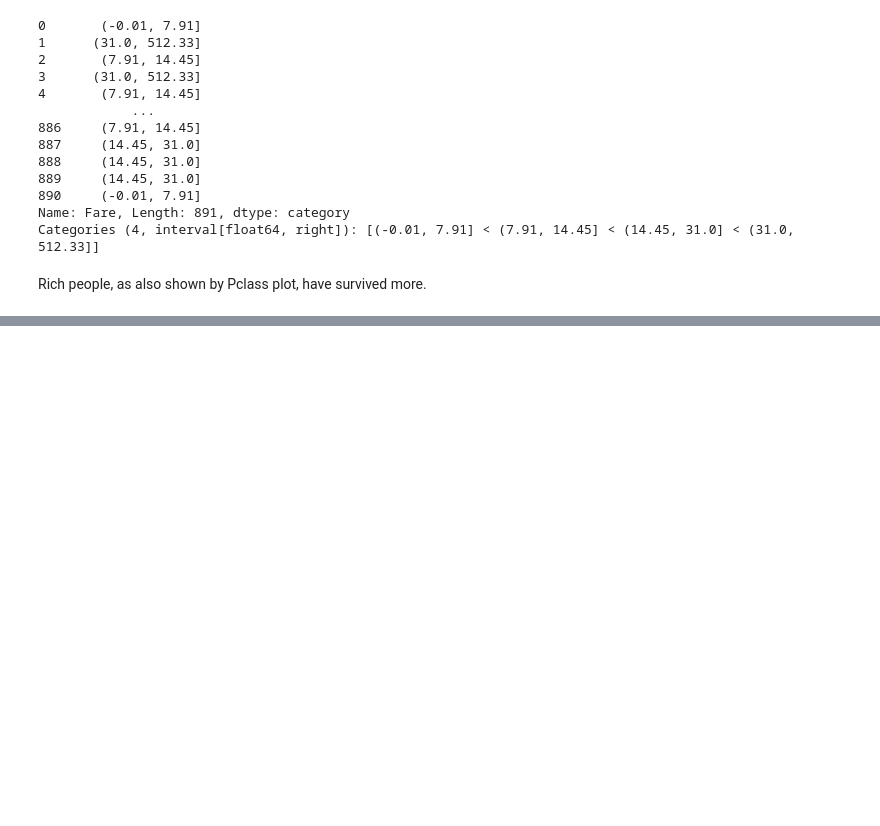
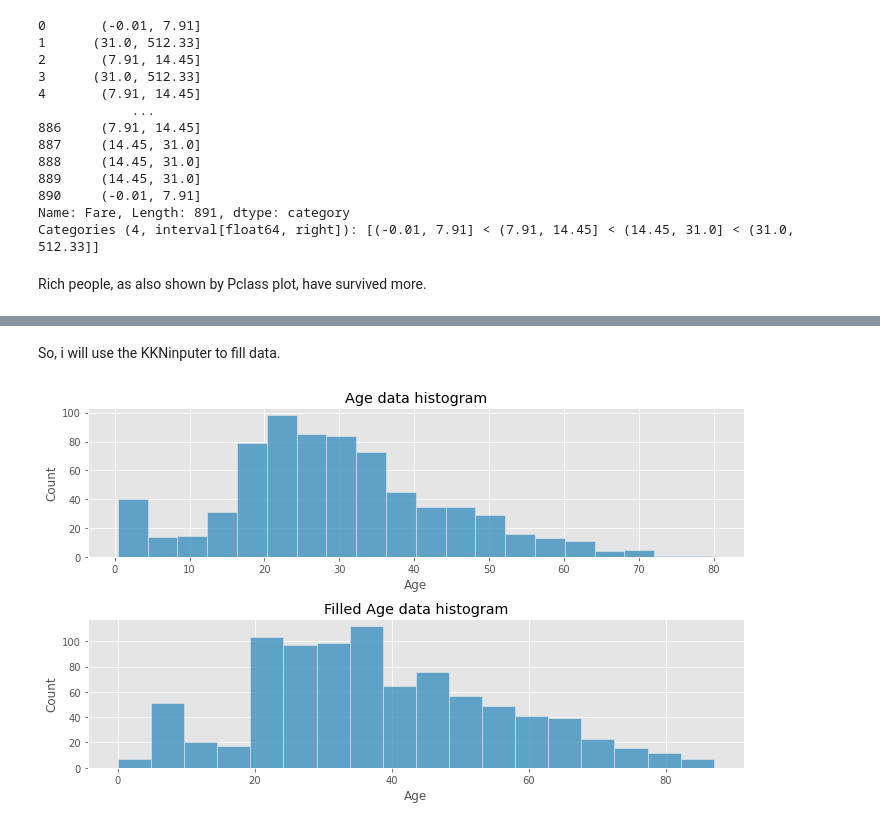
Before and after one commit to Schots/mlops_project, a Jupyter notebook: notebooks/00-maike-eda.ipynb, the cells around one changed output, grey strips where cells are left out. Saved outputs shown, nothing was run; the diff lists cells and outputs as text; code cells hidden in the pictures; blank space fills up the shorter version.

```diff
--- a/notebooks/00-maike-eda.ipynb
+++ b/notebooks/00-maike-eda.ipynb
@@ -226,0 +253,26 @@ replace_labels(g, '%')
+# %% [markdown]
+So, i will use the KKNinputer to fill data.
+# %%
+
+_, ax = plt.subplots(2,1)
+
+# Save the old value of Age data
+old_data =  df['Age']
+
+# Encode string as numeric values
+enc = OrdinalEncoder()
+df[['Pclass','Sex','Age','FareBand','Embarked']] = enc.fit_transform(df[['Pclass','Sex','Age','FareBand','Embarked']])
+
+# Input data based on KNN
+imputer = KNNImputer(n_neighbors=2)
+df[['Pclass','Sex','Age','FareBand','Embarked']]= imputer.fit_transform(df[['Pclass','Sex','Age','FareBand','Embarked']])
+
+g0 = sns.histplot(old_data, ax=ax[0])
+_ = g0.set_title('Age data histogram')
+
+g1 = sns.histplot(df['Age'], ax=ax[1])
+_ = g1.set_title('Filled Age data histogram')
+
+plt.tight_layout()
+# %% [output]
+[figure, added]
```
Also changed, not shown: parts of 14 cells of this notebook, 2 other files.
